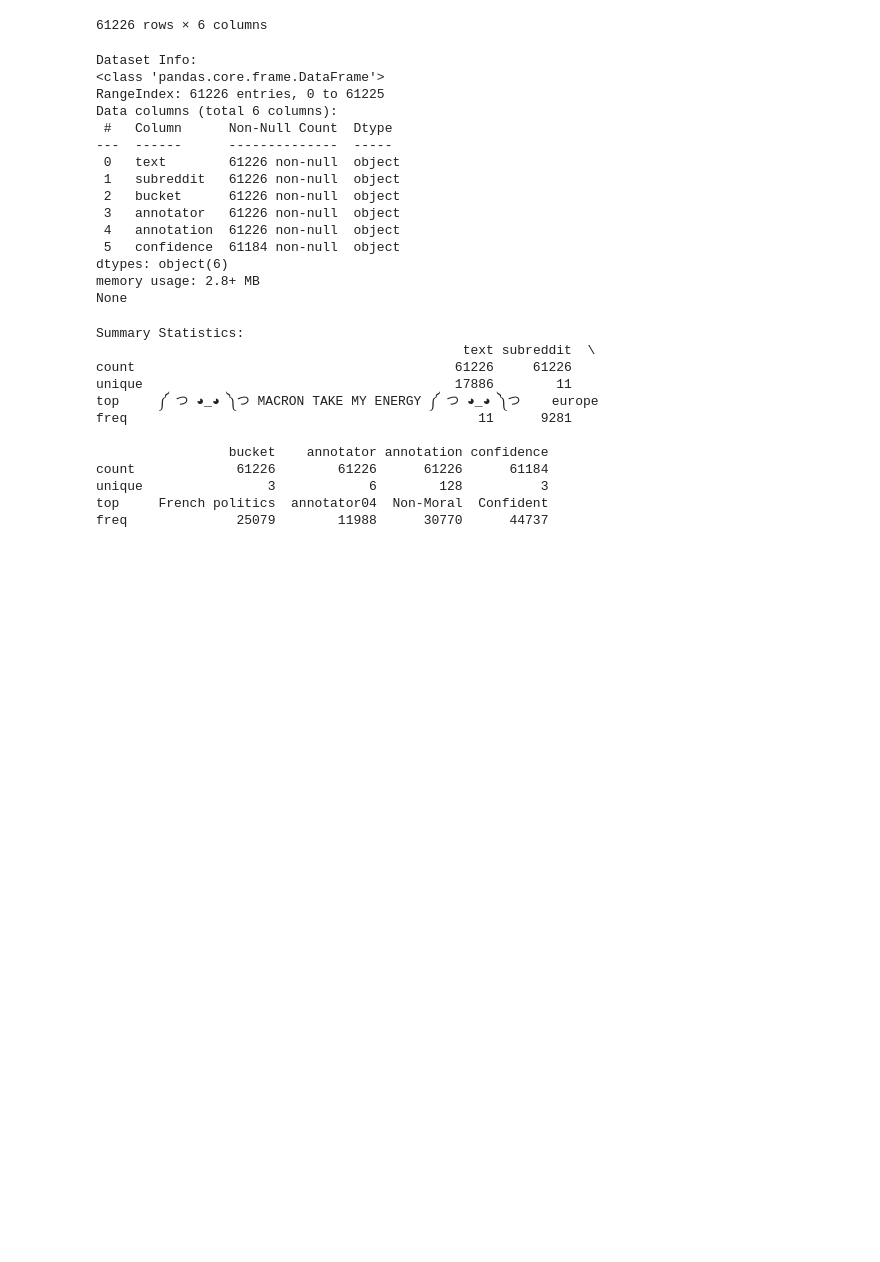
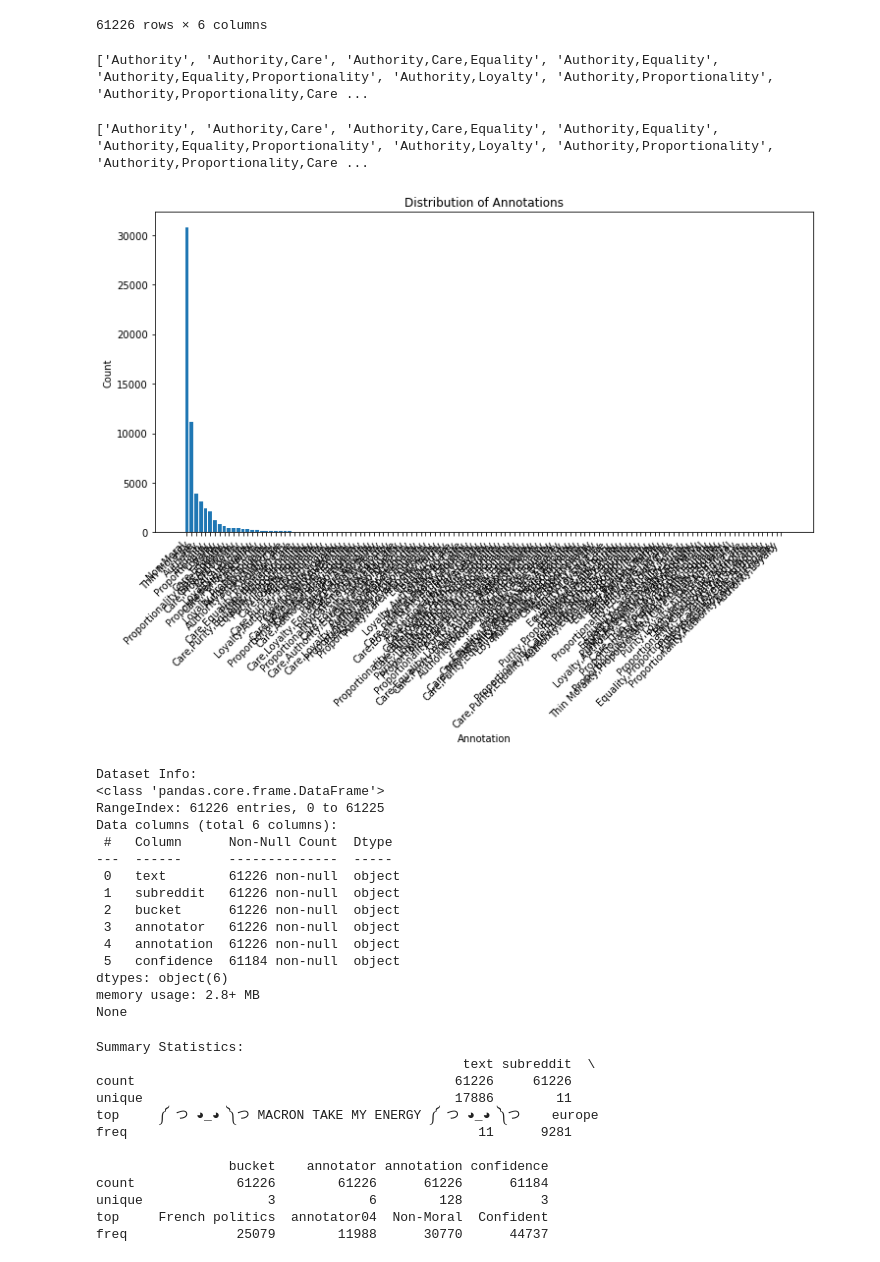
Before and after one commit to battemuulenn/DataScienceThesis, a Jupyter notebook: Notebooks/RedditCorpus.ipynb, the cells around one changed output. Drawn from its saved outputs; the diff is of its cells as text; code cells hidden in the pictures; blank space fills up the shorter version.

```diff
--- a/Notebooks/RedditCorpus.ipynb
+++ b/Notebooks/RedditCorpus.ipynb
@@ -28,6 +28,38 @@ df
 | 61224 | Yes. Disordered eating is insidio... | AmItheAsshole | Everyday Morality | annotator05 | Non-Moral | Somewhat Confident |
 | 61225 | What parent would let a kid bring... | nostalgia | Everyday Morality | annotator05 | Authority | Somewhat Confident |
 61226 rows × 6 columns
+# %%
+# Display sorted unique values
+sorted_annotations = sorted(df['annotation'].unique())
+print(sorted_annotations)
+# %% [output]
+['Authority', 'Authority,Care', 'Authority,Care,Equality', 'Authority,Equality', 'Authority,Equality,Proportionality', 'Authority,Loyalty', 'Authority,Proportionality', 'Authority,Proportionality,Care ...
+# %%
+# Display sorted unique values
+sorted_annotations = sorted(df['annotation'].unique())
+print(sorted_annotations)
+# %% [output]
+['Authority', 'Authority,Care', 'Authority,Care,Equality', 'Authority,Equality', 'Authority,Equality,Proportionality', 'Authority,Loyalty', 'Authority,Proportionality', 'Authority,Proportionality,Care ...
+# %%
+import pandas as pd
+import matplotlib.pyplot as plt
+
+# Assuming ds['train'] is a Hugging Face dataset, convert it to a Pandas DataFrame
+df = ds['train'].to_pandas()  # Ensure ds is already loaded in your environment
+
+# Count occurrences of each unique annotation
+annotation_counts = df['annotation'].value_counts()
+
+# Plot a bar chart
+plt.figure(figsize=(12, 6))
+plt.bar(annotation_counts.index, annotation_counts.values)
+plt.xticks(rotation=45, ha='right')
+plt.xlabel('Annotation')
+plt.ylabel('Count')
+plt.title('Distribution of Annotations')
+plt.show()
+# %% [output]
+[figure, added]
 # %%
 print("Dataset Info:")
 print(df.info())
```
Also changed, not shown: 2 other files.
